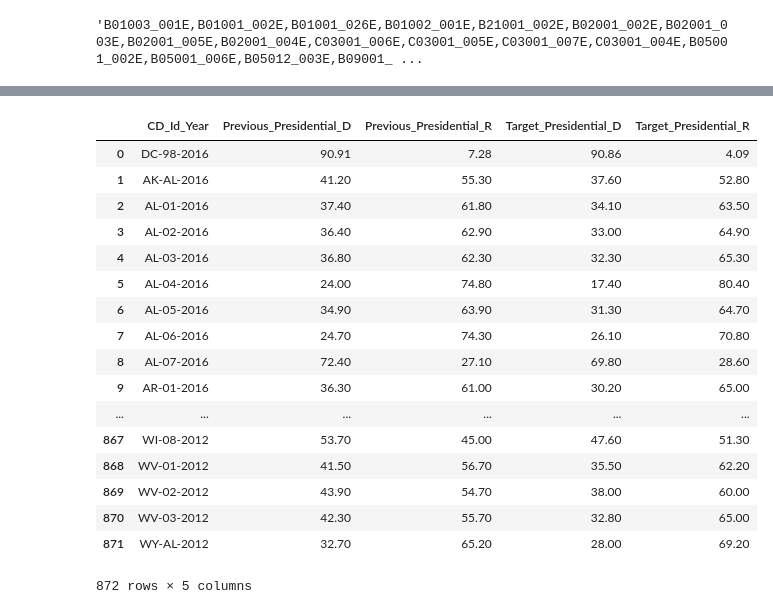
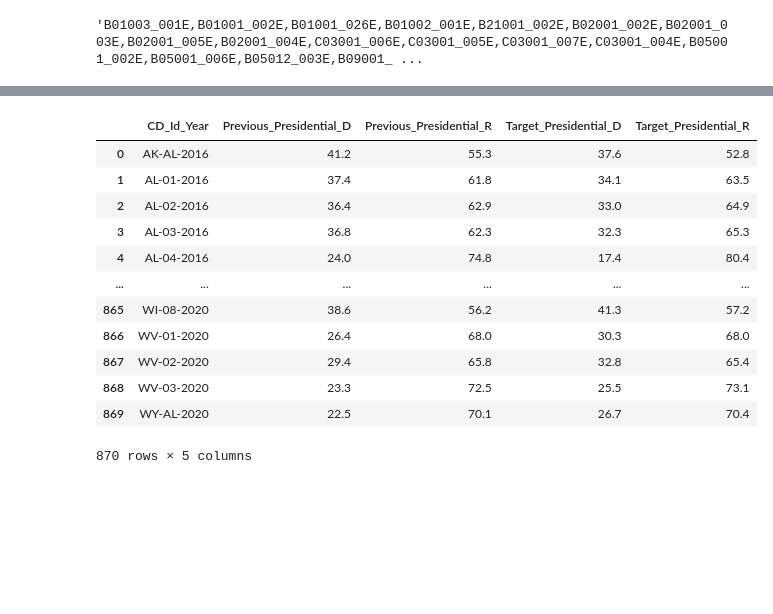
Before and after one commit to amitrani6/Predicting_Election_Results_With_Census_Data, a Jupyter notebook: comparison_2020/Census_Data_API_Work.ipynb, the cells around one changed output, grey strips where cells are left out. Cells and saved outputs as stored; diff of their text form; code cells hidden in the pictures; blank space fills up the shorter version.

```diff
--- a/comparison_2020/Census_Data_API_Work.ipynb
+++ b/comparison_2020/Census_Data_API_Work.ipynb
@@ -353,32 +293,27 @@ congressional_df
 # %%
 #This code imports the data for the previous presidential elections and renames the columns
 #A unique identifier for each district and election year is created
-election_results = pd.read_csv('election_results.csv')
+election_results = pd.read_csv('raw_data_2020/election_results.csv')
 election_results['State_AB'] = election_results.CD.apply(lambda x: x.split('-')[0])
 election_results.rename(columns = {'CD': 'CD_Id'}, inplace = True)
 election_results["CD_Id_Year"] = election_results['CD_Id'] + '-' + election_results['Year'].astype(str)
 election_results.drop(['CD_Id', 'Year', 'State_AB'], axis = 1, inplace = True)
 election_results = election_results[['CD_Id_Year', 'Previous_Presidential_D', 'Previous_Presidential_R', 'Target_Presidential_D', 'Target_Presidential_R']]
 election_results
 # %% [output]
 |  | CD_Id_Year | Previous_Presidential_D | Previous_Presidential_R | Target_Presidential_D | Target_Presidential_R |
-| 0 | DC-98-2016 | 90.91 | 7.28 | 90.86 | 4.09 |
-| 1 | AK-AL-2016 | 41.20 | 55.30 | 37.60 | 52.80 |
-| 2 | AL-01-2016 | 37.40 | 61.80 | 34.10 | 63.50 |
-| 3 | AL-02-2016 | 36.40 | 62.90 | 33.00 | 64.90 |
-| 4 | AL-03-2016 | 36.80 | 62.30 | 32.30 | 65.30 |
-| 5 | AL-04-2016 | 24.00 | 74.80 | 17.40 | 80.40 |
-| 6 | AL-05-2016 | 34.90 | 63.90 | 31.30 | 64.70 |
-| 7 | AL-06-2016 | 24.70 | 74.30 | 26.10 | 70.80 |
-| 8 | AL-07-2016 | 72.40 | 27.10 | 69.80 | 28.60 |
-| 9 | AR-01-2016 | 36.30 | 61.00 | 30.20 | 65.00 |
+| 0 | AK-AL-2016 | 41.2 | 55.3 | 37.6 | 52.8 |
+| 1 | AL-01-2016 | 37.4 | 61.8 | 34.1 | 63.5 |
+| 2 | AL-02-2016 | 36.4 | 62.9 | 33.0 | 64.9 |
+| 3 | AL-03-2016 | 36.8 | 62.3 | 32.3 | 65.3 |
+| 4 | AL-04-2016 | 24.0 | 74.8 | 17.4 | 80.4 |
 | ... | ... | ... | ... | ... | ... |
-| 867 | WI-08-2012 | 53.70 | 45.00 | 47.60 | 51.30 |
-| 868 | WV-01-2012 | 41.50 | 56.70 | 35.50 | 62.20 |
-| 869 | WV-02-2012 | 43.90 | 54.70 | 38.00 | 60.00 |
-| 870 | WV-03-2012 | 42.30 | 55.70 | 32.80 | 65.00 |
-| 871 | WY-AL-2012 | 32.70 | 65.20 | 28.00 | 69.20 |
+| 865 | WI-08-2020 | 38.6 | 56.2 | 41.3 | 57.2 |
+| 866 | WV-01-2020 | 26.4 | 68.0 | 30.3 | 68.0 |
+| 867 | WV-02-2020 | 29.4 | 65.8 | 32.8 | 65.4 |
+| 868 | WV-03-2020 | 23.3 | 72.5 | 25.5 | 73.1 |
+| 869 | WY-AL-2020 | 22.5 | 70.1 | 26.7 | 70.4 |
-872 rows × 5 columns
+870 rows × 5 columns
 # %%
 #This code combines the census data and election results
 election_census = pd.merge(congressional_df, election_results, on='CD_Id_Year', how = 'left')
```
Also changed, not shown: parts of 13 cells of this notebook, 3 other files.
